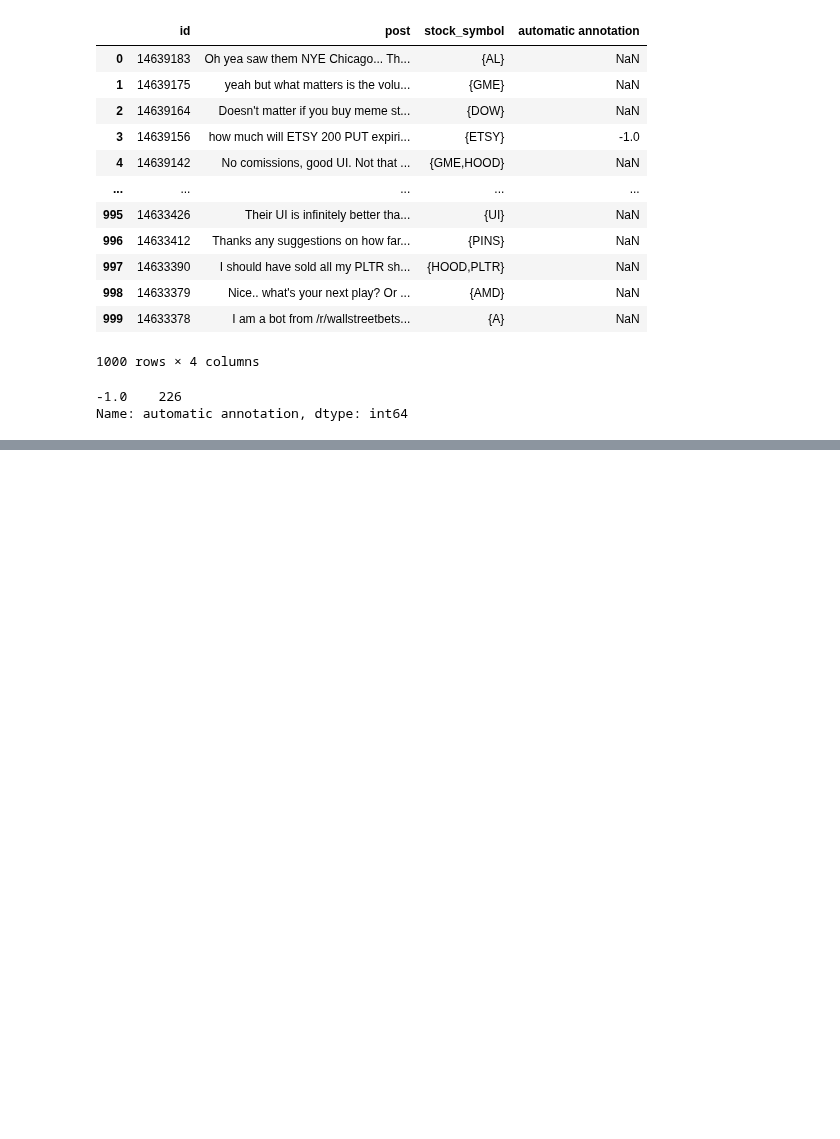
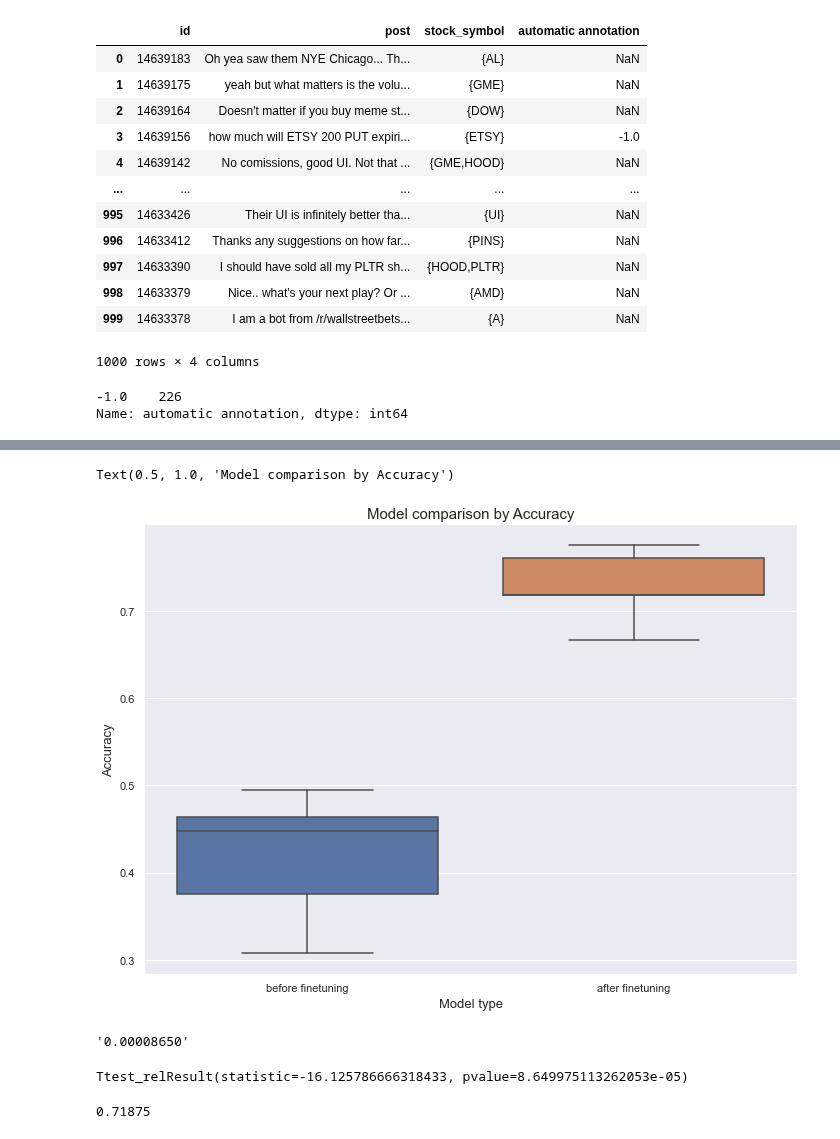
Before and after one commit to Jan-Burger/Bachelor-Thesis, a Jupyter notebook: notebooks/sentiment_analysis/annotation_agreement.ipynb, the cells around one changed output, grey strips where cells are left out. Drawn from its saved outputs; the diff is of its cells as text; code cells hidden in the pictures; blank space fills up the shorter version.

Commit message:
added ttest

```diff
--- a/notebooks/sentiment_analysis/annotation_agreement.ipynb
+++ b/notebooks/sentiment_analysis/annotation_agreement.ipynb
@@ -240,0 +253,17 @@ df.to_csv("../../data/external/automatic_annotation_2.csv")
+# %%
+df_finetuned = pd.DataFrame({'values':model_performance_trained.values, 'type': "after finetuning"})
+# %%
+df_untrained = pd.DataFrame({'values':model_performance_untrained.values, 'type': "before finetuning"})
+# %%
+df = pd.concat([df_untrained, df_finetuned])
+# %%
+sns.set(rc={'figure.figsize':(11.7,8.27)})
+sns.set_style("darkgrid")
+# %%
+ax = sns.boxplot(x = "type", y = "values", data=df)
+plt.xlabel("Model type", fontsize= 13)
+plt.ylabel("Accuracy", fontsize= 13)
+plt.title("Model comparison by Accuracy", fontsize= 15)
+# %% [output]
+Text(0.5, 1.0, 'Model comparison by Accuracy')
+[figure, added]
@@ -240,0 +272,8 @@ df.to_csv("../../data/external/automatic_annotation_2.csv")
+# %%
+"{:.8f}".format(float(f"{statistic.pvalue}"))
+# %% [output]
+'0.00008650'
+# %%
+statistic
+# %% [output]
+Ttest_relResult(statistic=-16.125786666318433, pvalue=8.649975113262053e-05)
@@ -240,0 +282,4 @@ df.to_csv("../../data/external/automatic_annotation_2.csv")
+# %%
+np.median(model_performance_trained)
+# %% [output]
+0.71875
```
Also changed, not shown: parts of 10 cells of this notebook, 1 other file.
